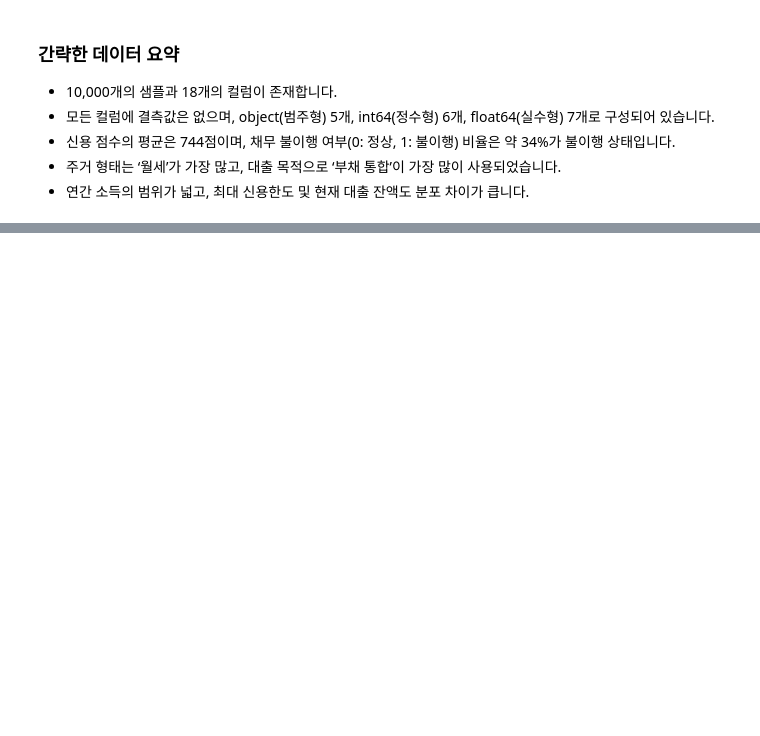
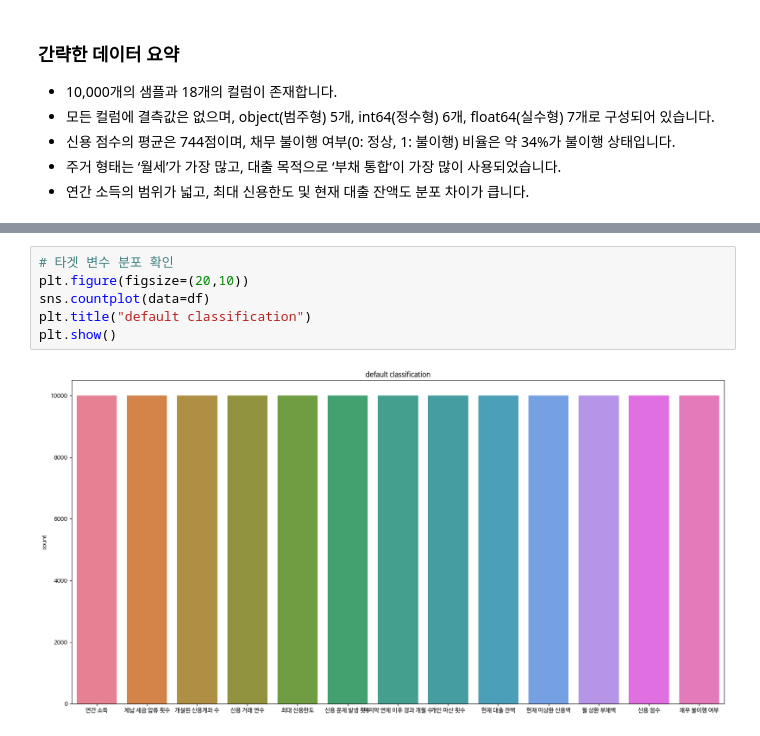
Before and after one commit to thewoowon/default-classification, a Jupyter notebook: main.ipynb, the cells around one changed output, grey strips where cells are left out. Saved outputs shown, nothing was run; the diff lists cells and outputs as text; blank space fills up the shorter version.

```diff
--- a/main.ipynb
+++ b/main.ipynb
@@ -45,0 +161,8 @@ NameError: name 'df' is not defined
+# %%
+# 타겟 변수 분포 확인
+plt.figure(figsize=(20,10))
+sns.countplot(data=df)
+plt.title("default classification")
+plt.show()
+# %% [output]
+[figure, added]
```
Also changed, not shown: parts of 29 cells of this notebook.
